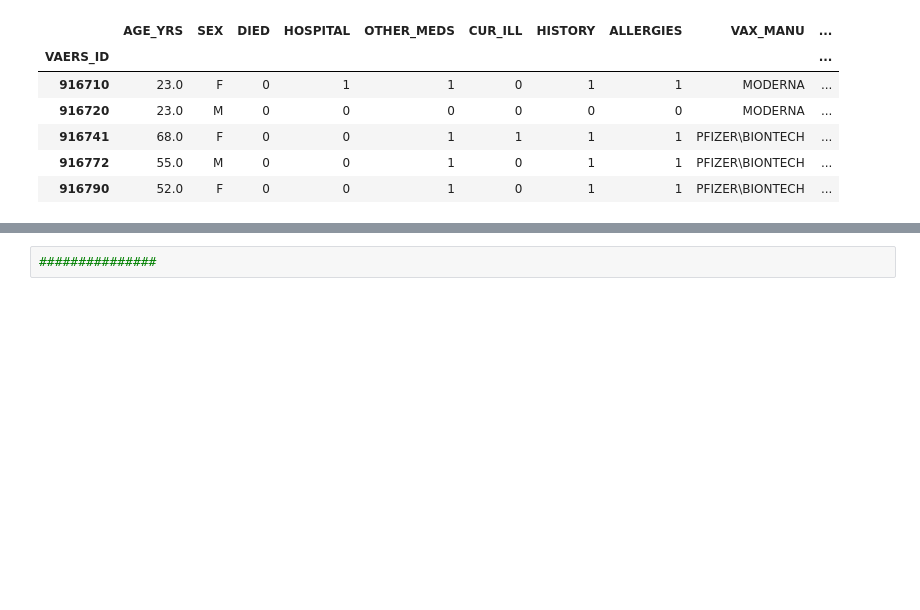
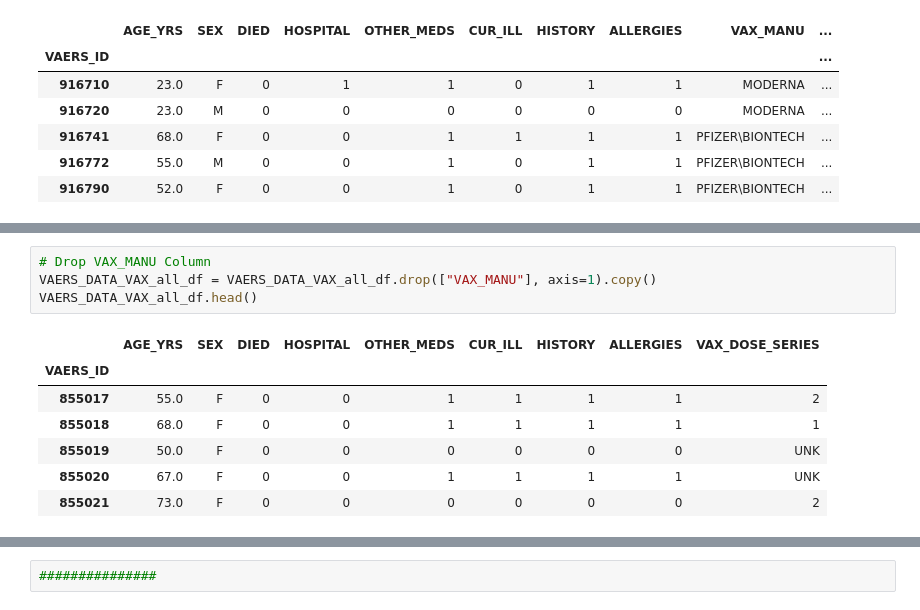
Before and after one commit to zoomdmartin02/Covid_Vaccine_Analysis, a Jupyter notebook: Model_team11.ipynb, the cells around one changed output, grey strips where cells are left out. Drawn from its saved outputs; the diff is of its cells as text; blank space fills up the shorter version.

```diff
--- a/Model_team11.ipynb
+++ b/Model_team11.ipynb
@@ -377,3 +377,15 @@ VAERS_DATA_VAX_all_df.head()
 | 855019 | 50.0 | F | 0 | 0 | 0 | 0 | 0 | 0 | GLAXOSMITHKLINE BIOLOGICALS | ... |
 | 855020 | 67.0 | F | 0 | 0 | 1 | 1 | 1 | 1 | GLAXOSMITHKLINE BIOLOGICALS | ... |
 | 855021 | 73.0 | F | 0 | 0 | 0 | 0 | 0 | 0 | GLAXOSMITHKLINE BIOLOGICALS | ... |
+# %%
+# Drop VAX_MANU Column
+VAERS_DATA_VAX_all_df = VAERS_DATA_VAX_all_df.drop(["VAX_MANU"], axis=1).copy()
+VAERS_DATA_VAX_all_df.head()
+# %% [output]
+|  | AGE_YRS | SEX | DIED | HOSPITAL | OTHER_MEDS | CUR_ILL | HISTORY | ALLERGIES | VAX_DOSE_SERIES |
+| VAERS_ID |  |  |  |  |  |  |  |  |  |
+| 855017 | 55.0 | F | 0 | 0 | 1 | 1 | 1 | 1 | 2 |
+| 855018 | 68.0 | F | 0 | 0 | 1 | 1 | 1 | 1 | 1 |
+| 855019 | 50.0 | F | 0 | 0 | 0 | 0 | 0 | 0 | UNK |
+| 855020 | 67.0 | F | 0 | 0 | 1 | 1 | 1 | 1 | UNK |
+| 855021 | 73.0 | F | 0 | 0 | 0 | 0 | 0 | 0 | 2 |
```
Also changed, not shown: parts of 14 cells of this notebook.
